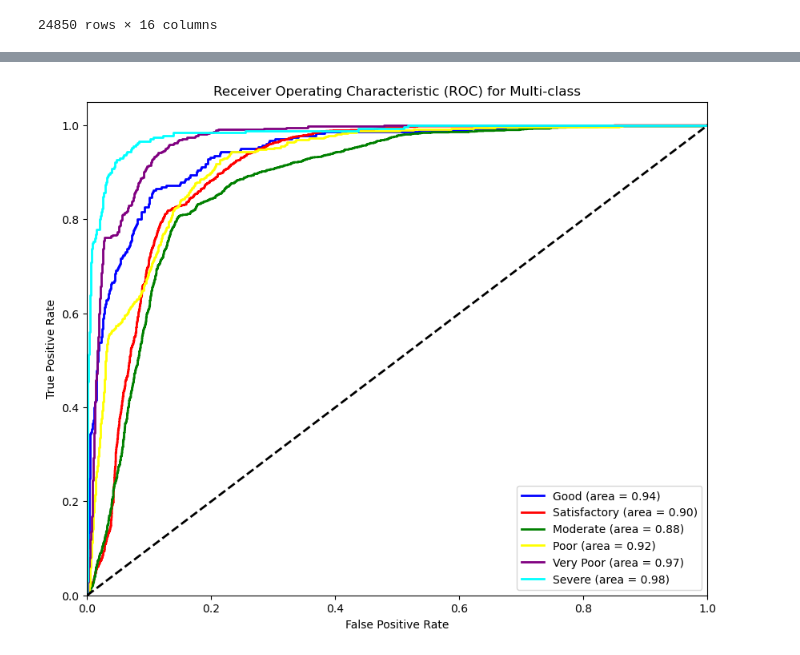
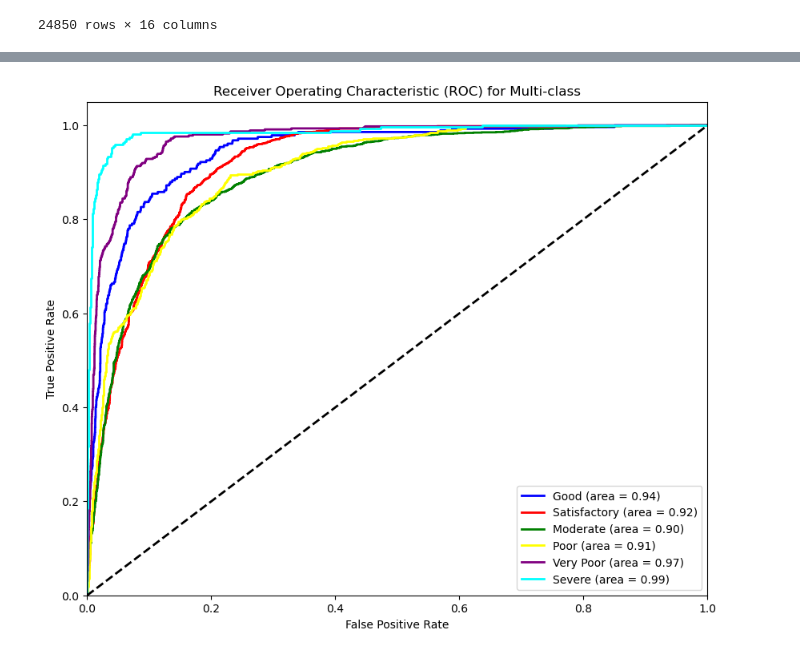
Before and after one commit to pr018gy/Air_Quality_Detection_ML, a Jupyter notebook: Modeling/SVM.ipynb, the cells around one changed output, grey strips where cells are left out. Cells and saved outputs as stored; diff of their text form; code cells hidden in the pictures.

```diff
--- a/Modeling/SVM.ipynb
+++ b/Modeling/SVM.ipynb
@@ -10,7 +22,7 @@
 import pandas as pd
 
 # Load Dataset
-data = pd.read_csv("processed_data.csv")
+data = pd.read_csv("data_split/processed_data.csv")
 data.head()
 # %% [output]
 |  | City | Date | PM2.5 | PM10 | NO | NO2 | NOx | NH3 | CO | SO2 | O3 | ... |
@@ -167,18 +266,17 @@ from sklearn.svm import SVC
 from sklearn.metrics import accuracy_score, confusion_matrix, classification_report
 
 # Drop less important features based on feature importance analysis
-# Here, dropping features with the least importance: Benzene, NH3, and NO2
-data = data.drop(columns=['Benzene', 'NH3', 'NO2'])
+data = data.drop(columns=['year', 'month', 'day'])
 
 # Define your features and target variable
-X = data.drop(columns=['Encoded_AQI_Bucket'])  # Assuming Encoded_AQI_Bucket is your target variable
+X = data.drop(columns=['Encoded_AQI_Bucket'])  # Encoded_AQI_Bucket is target variable
 y = data['Encoded_AQI_Bucket']
 
 # Split the data into training and testing sets
 X_train, X_test, y_train, y_test = train_test_split(X, y, test_size=0.2, random_state=42)
 
-# Create the SVM model with a linear kernel
-svm_model = SVC(kernel='linear', random_state=42)
+# Create the SVM model with a rbf kernel
+svm_model = SVC(kernel='rbf', random_state=42)
 
 # Fit the model to the training data
 svm_model.fit(X_train, y_train)
@@ -193,24 +302,48 @@ Accuracy: 0.7472837022132797
 # %%
+from joblib import load
 from sklearn.metrics import (accuracy_score, confusion_matrix, classification_report,
-                             balanced_accuracy_score, average_precision_score, f1_score, log_loss,
-                             precision_score, recall_score, roc_auc_score, cohen_kappa_score, roc_curve, auc)
+                             balanced_accuracy_score, average_precision_score, f1_score,
+                             precision_score, recall_score, roc_auc_score, cohen_kappa_score,
+                             roc_curve, auc)
+import pandas as pd
 import matplotlib.pyplot as plt
+import seaborn as sns
+import numpy as np
 
-# Define y_proba_ovr before using it
+# Load the model from the file
+svm_model = load('svm_model_rbf_before_oversampling.joblib')
+
+# Make predictions on the test data
+y_pred = svm_model.predict(X_test)
+
+# If your model is a probability model, you can use predict_proba() to get the probabilities
+# Since SVC with 'rbf' kernel doesn't have predict_proba(), we use decision_function() to get the confidence scores
 y_proba_ovr = svm_model.decision_function(X_test)
 
-# Now, compute the metrics
-print(f'Accuracy: {accuracy_score(y_test, y_pred)}')
-print(f'Balanced Accuracy: {balanced_accuracy_score(y_test, y_pred)}')
+# Convert the true labels into a binary format for ROC AUC calculation
 y_test_bin = pd.get_dummies(y_test)
-print(f'Average Precision: {average_precision_score(y_test_bin, y_proba_ovr)}')  # Multi-class classification
 
-print(f'F1 Score (Micro): {f1_score(y_test, y_pred, average="micro")}')
-print(f'F1 Score (Macro): {f1_score(y_test, y_pred, average="macro")}')
-print(f'F1 Score (Weighted): {f1_score(y_test, y_pred, average="weighted")}')
-print(f'Precision: {precision_score(y_test, y_pred, average="weighted")}')
-print(f'Recall: {recall_score(y_test, y_pred, average="weighted")}')
-print(f"Cohen's Kappa: {cohen_kappa_score(y_test, y_pred)}")
+# Compute various evaluation metrics
+accuracy = accuracy_score(y_test, y_pred)
+balanced_accuracy = balanced_accuracy_score(y_test, y_pred)
+average_precision = average_precision_score(y_test_bin, y_proba_ovr, average="weighted")
+f1_micro = f1_score(y_test, y_pred, average="micro")
+f1_macro = f1_score(y_test, y_pred, average="macro")
+f1_weighted = f1_score(y_test, y_pred, average="weighted")
+precision = precision_score(y_test, y_pred, average="weighted")
+recall = recall_score(y_test, y_pred, average="weighted")
+cohen_kappa = cohen_kappa_score(y_test, y_pred)
+
+# Print the metrics
+print(f'Accuracy: {accuracy}')
+print(f'Balanced Accuracy: {balanced_accuracy}')
+print(f'Average Precision: {average_precision}')
+print(f'F1 Score (Micro): {f1_micro}')
+print(f'F1 Score (Macro): {f1_macro}')
+print(f'F1 Score (Weighted): {f1_weighted}')
+print(f'Precision: {precision}')
+print(f'Recall: {recall}')
+print(f"Cohen's Kappa: {cohen_kappa}")
 
 print('Classification Report:')
 print(classification_report(y_test, y_pred))
@@ -244,4 +377,21 @@ plt.ylabel('True Positive Rate')
 plt.title('Receiver Operating Characteristic (ROC) for Multi-class')
 plt.legend(loc="lower right")
 plt.show()
+
+# Get confusion matrix
+cm = confusion_matrix(y_test, y_pred)
+
+# Define the class labels
+class_labels = ['Good', 'Satisfactory', 'Moderate', 'Poor', 'Very Poor', 'Severe']
+
+# Create a DataFrame from the confusion matrix
+cm_df = pd.DataFrame(cm, index=class_labels, columns=class_labels)
+
+# Plot the confusion matrix
+plt.figure(figsize=(10, 6))
+sns.heatmap(cm_df, annot=True, fmt='d', cmap='Blues')
+plt.title('Confusion Matrix')
+plt.ylabel('True Label')
+plt.xlabel('Predicted Label')
+plt.show()
 # %% [output]
@@ -265 +415 @@ weighted avg       0.75      0.75      0.74      4970
-[figure, old version]
+[figure, new version]
```
Also changed, not shown: parts of 21 cells of this notebook, 6 other files.
